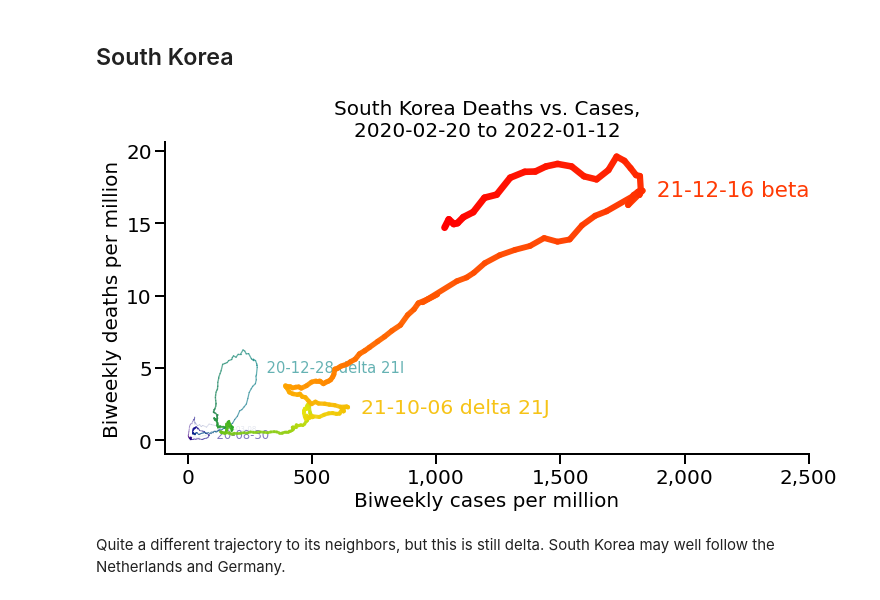
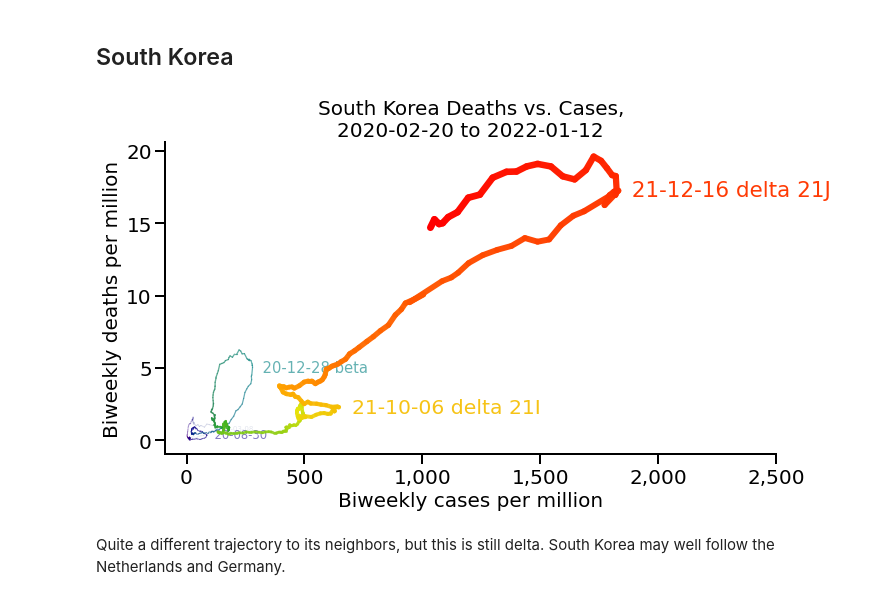
Before and after one commit to rarnaout/Covidcycles, a Jupyter notebook: covid_deaths_vs_cases.ipynb, the cells around one changed output. Cells and saved outputs as stored; diff of their text form; code cells hidden in the pictures.

Commit message:
Correction to South Korea labeling

```diff
--- a/covid_deaths_vs_cases.ipynb
+++ b/covid_deaths_vs_cases.ipynb
@@ -308,9 +308,9 @@ The August 2021 peak saw many more cases but many fewer deaths than the two prev
 # %% [markdown]
 ## South Korea
 # %%
-plot_deaths_vs_cases("South Korea", variants=["", "", " delta 21I", " delta 21J", " beta"], figsize=(9,6), xmax=2500)
+plot_deaths_vs_cases("South Korea", variants=["", "", " beta", " delta 21I", " delta 21J",], figsize=(9,6), xmax=2500)
 # %% [output]
-[figure, old version]
+[figure, new version]
 # %% [markdown]
 Quite a different trajectory to its neighbors, but this is still delta. South Korea may well follow the Netherlands and Germany.
 # %% [markdown]
```
Also changed, not shown: parts of 10 cells of this notebook, 1 other file.
